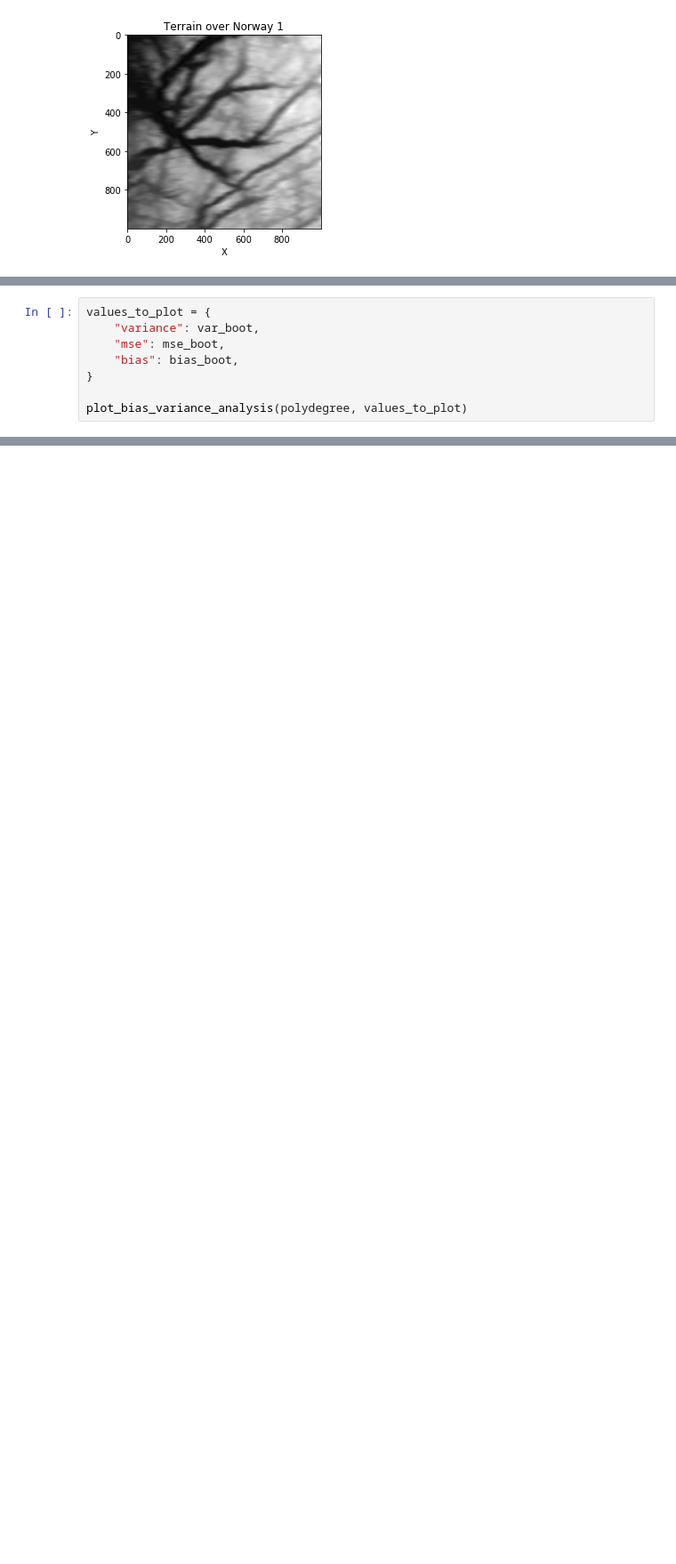
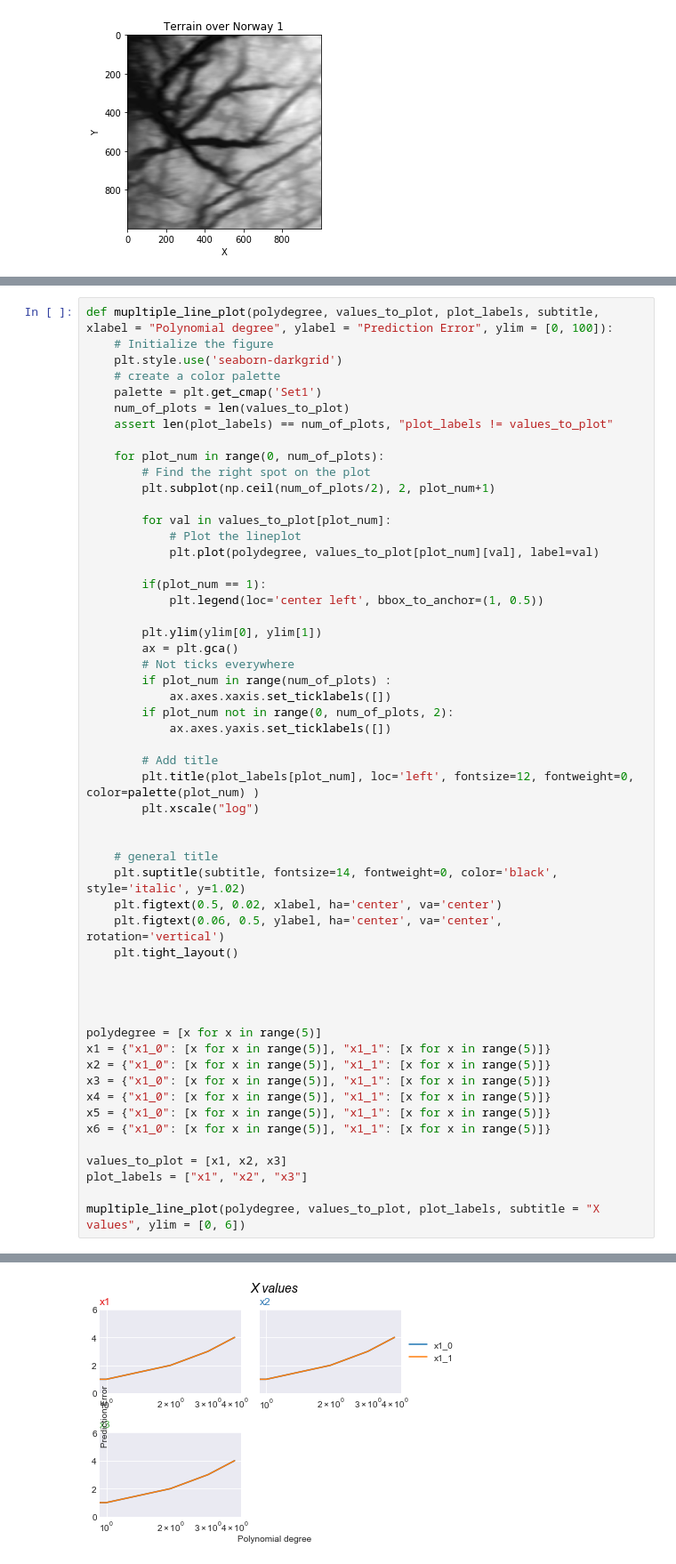
Before and after one commit to marianylund/fysstkprojects, a Jupyter notebook: Project1/Project1_MariaNylund.ipynb, the cells around one changed output, grey strips where cells are left out. Shown at 89% size. Drawn from its saved outputs; the diff is of its cells as text; blank space fills up the shorter version.

```diff
--- a/Project1/Project1_MariaNylund.ipynb
+++ b/Project1/Project1_MariaNylund.ipynb
@@ -113,8 +63,0 @@ plot_test_train(polydegree, values_to_plot)
-# %%
-values_to_plot = {
-    "variance": var_boot,
-    "mse": mse_boot,
-    "bias": bias_boot,
-}
-
-plot_bias_variance_analysis(polydegree, values_to_plot)
@@ -122,0 +76,55 @@ plot_bias_variance_analysis(polydegree, values_to_plot)
+# %%
+def mupltiple_line_plot(polydegree, values_to_plot, plot_labels, subtitle, xlabel = "Polynomial degree", ylabel = "Prediction Error", ylim = [0, 100]):
+    # Initialize the figure
+    plt.style.use('seaborn-darkgrid')
+    # create a color palette
+    palette = plt.get_cmap('Set1')
+    num_of_plots = len(values_to_plot)
+    assert len(plot_labels) == num_of_plots, "plot_labels != values_to_plot"
+
+    for plot_num in range(0, num_of_plots):
+        # Find the right spot on the plot
+        plt.subplot(np.ceil(num_of_plots/2), 2, plot_num+1)
+
+        for val in values_to_plot[plot_num]:
+            # Plot the lineplot
+            plt.plot(polydegree, values_to_plot[plot_num][val], label=val)
+
+        if(plot_num == 1):
+            plt.legend(loc='center left', bbox_to_anchor=(1, 0.5))
+
+        plt.ylim(ylim[0], ylim[1])
+        ax = plt.gca()
+        # Not ticks everywhere
+        if plot_num in range(num_of_plots) :
+            ax.axes.xaxis.set_ticklabels([])
+        if plot_num not in range(0, num_of_plots, 2):
+            ax.axes.yaxis.set_ticklabels([])
+
+        # Add title
+        plt.title(plot_labels[plot_num], loc='left', fontsize=12, fontweight=0, color=palette(plot_num) )
+        plt.xscale("log")
+
+
+    # general title
+    plt.suptitle(subtitle, fontsize=14, fontweight=0, color='black', style='italic', y=1.02)
+    plt.figtext(0.5, 0.02, xlabel, ha='center', va='center')
+    plt.figtext(0.06, 0.5, ylabel, ha='center', va='center', rotation='vertical')
+    plt.tight_layout()
+
+
+
+
+polydegree = [x for x in range(5)]
+x1 = {"x1_0": [x for x in range(5)], "x1_1": [x for x in range(5)]}
+x2 = {"x1_0": [x for x in range(5)], "x1_1": [x for x in range(5)]}
+x3 = {"x1_0": [x for x in range(5)], "x1_1": [x for x in range(5)]}
+x4 = {"x1_0": [x for x in range(5)], "x1_1": [x for x in range(5)]}
+x5 = {"x1_0": [x for x in range(5)], "x1_1": [x for x in range(5)]}
+x6 = {"x1_0": [x for x in range(5)], "x1_1": [x for x in range(5)]}
+
+values_to_plot = [x1, x2, x3]
+plot_labels = ["x1", "x2", "x3"]
+
+mupltiple_line_plot(polydegree, values_to_plot, plot_labels, subtitle = "X values", ylim = [0, 6])
+# %% [output]
@@ -122,0 +134 @@ plot_bias_variance_analysis(polydegree, values_to_plot)
+[figure, added]
```
Also changed, not shown: parts of 6 cells of this notebook, 7 other files.
